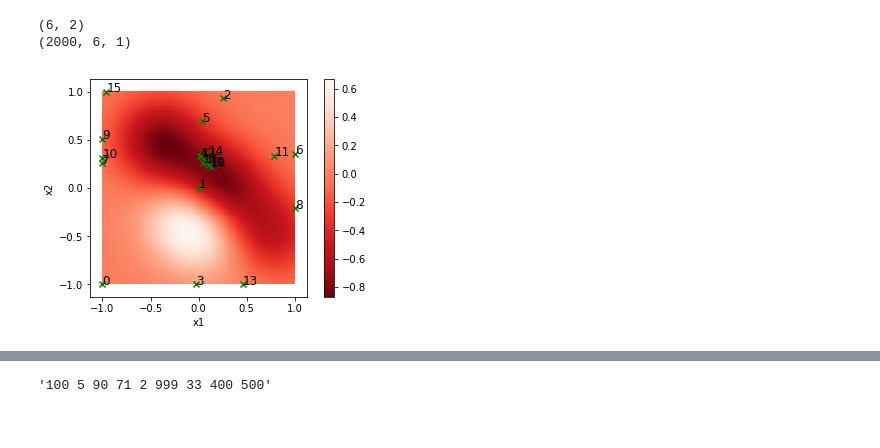
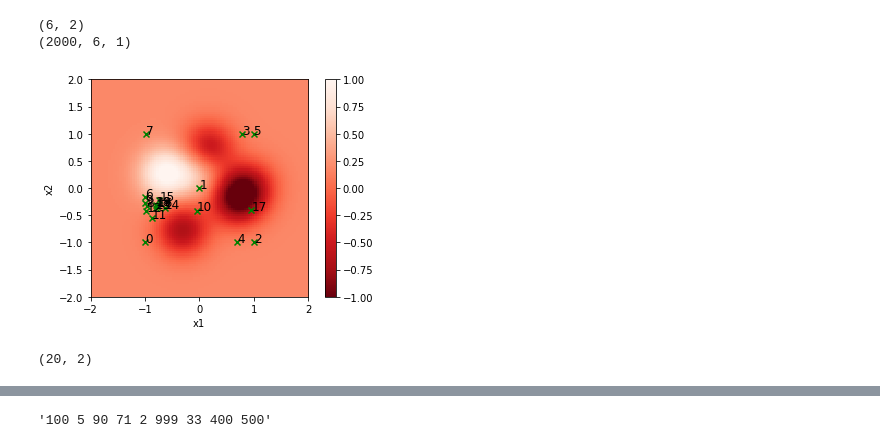
Before and after one commit to p16i/blackbox-optimization-using-rnns, a Jupyter notebook: spearmint-visualization.ipynb, the cells around one changed output, grey strips where cells are left out. Saved outputs shown, nothing was run; the diff lists cells and outputs as text; code cells hidden in the pictures.

```diff
--- a/spearmint-visualization.ipynb
+++ b/spearmint-visualization.ipynb
@@ -132,41 +132,54 @@ def normalize(minv, maxv, y):
     return 2*(y-minv)/(maxv-minv)-1.0
 # %%
 # Read data from config file
-def plot_gp_function(data_idx = 1, colorbar=False):
+X_PLOT_RANGE = 100
+X_PLOT_LIMIT = 2
+
+XX1 = np.linspace(-X_PLOT_LIMIT, X_PLOT_LIMIT, X_PLOT_RANGE)
+XX2 = np.linspace(-X_PLOT_LIMIT, X_PLOT_LIMIT, X_PLOT_RANGE)
+XX = np.array(np.meshgrid(XX1,XX2)).T.reshape(1,-1,2)
+
+def compute_gp_function_values(xx, data_idx=1):
     X = np.expand_dims(x_2d[data_idx], axis=0)
     A = a_2d[data_idx]
     miv = min_2d[data_idx]
     mxv = max_2d[data_idx]
 
-    xx_N = 100
-    xx1 = np.linspace(-1, 1, xx_N)
-    xx2 = np.linspace(-1, 1, xx_N)
+    z = GP(X,A, xx).T
+    f_values = normalize(miv, mxv, z)
 
-    xx = np.array(np.meshgrid(xx1,xx2)).T.reshape(1,-1,2)
-    z = GP(X,A, xx).T
-    z_norm = normalize(miv, mxv, z)
 
-    plt.imshow(z_norm.reshape(xx_N,xx_N), cmap='Reds_r', interpolation='nearest', extent=[-1,1,-1,1], origin="lower")
+    return f_values
+
+def spearmint_sampling_points(data_idx=1):
+    log_name = 'gp-%d' % data_idx
+    df = parse_run_log( '%s/%s/%s' % (BASE_DIR,'gp-test/runs', log_name ), ['x1','x2'], run_id=log_name)
+    sampling_points = df[['x1','x2']].as_matrix()
+    return sampling_points
+
+def plot_gp_function(f_values, sampling_points, colorbar=False):
+
+    extend = [-X_PLOT_LIMIT,X_PLOT_LIMIT,-X_PLOT_LIMIT,X_PLOT_LIMIT]
+    plt.imshow(f_values.reshape(X_PLOT_RANGE,X_PLOT_RANGE), cmap='Reds_r', interpolation='nearest', extent=extend, origin="lower", vmin=-1, vmax=1)
 
     if colorbar:
         plt.colorbar()
 
     plt.xlabel('x1')
     plt.ylabel('x2')
 
-    log_name = 'gp-%d' % data_idx
-    df = parse_run_log( '%s/%s/%s' % (BASE_DIR,'gp-test/runs', log_name ), ['x1','x2'], run_id=log_name)
-
-    sampling_points = df[['x1','x2']].as_matrix()
-
     plt.scatter(sampling_points[:,0], sampling_points[:,1], color = "green", marker = "x")
     for i in range(len(sampling_points)):
         curr = sampling_points[i]
         plt.text(curr[0], curr[1], str(i), fontsize=12, color="black")
-    # Evaluate GP
-    # plot heat map
 
-    # parse log
-plot_gp_function(data_idx=100, colorbar=True)
+data_idx =5
+f_values = compute_gp_function_values(XX, data_idx=data_idx)
+sm_x_100th = spearmint_sampling_points(data_idx=data_idx)
+plot_gp_function(f_values, sm_x_100th, colorbar=True)
 # %% [output]
-[figure, old version]
+[figure, new version]
+# %%
+sm_x_100th.shape
+# %% [output]
+(20, 2)
```
Also changed, not shown: parts of 16 cells of this notebook, 1 other file.
